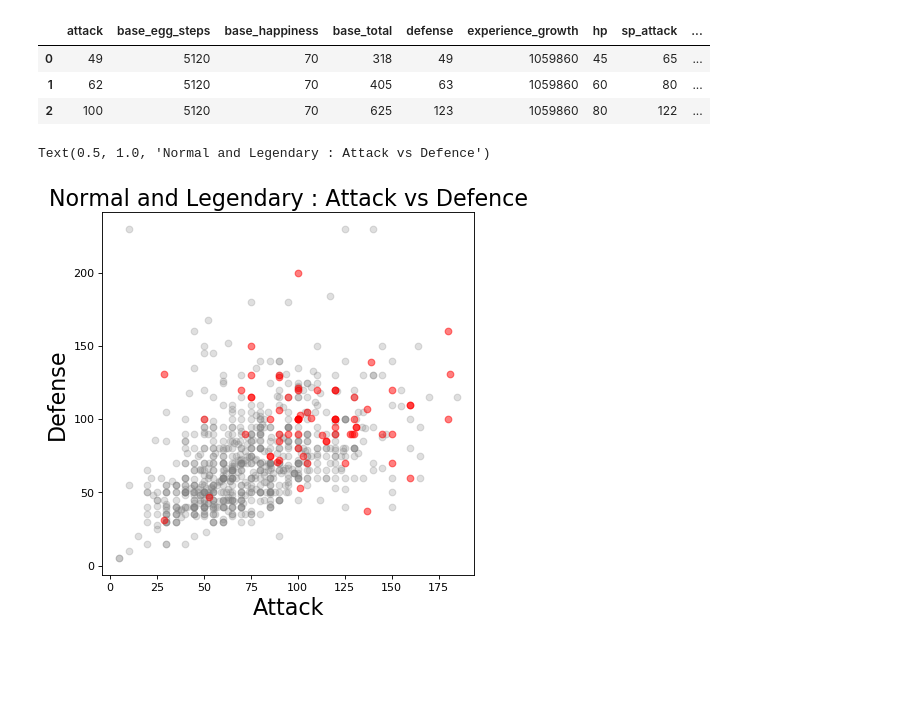
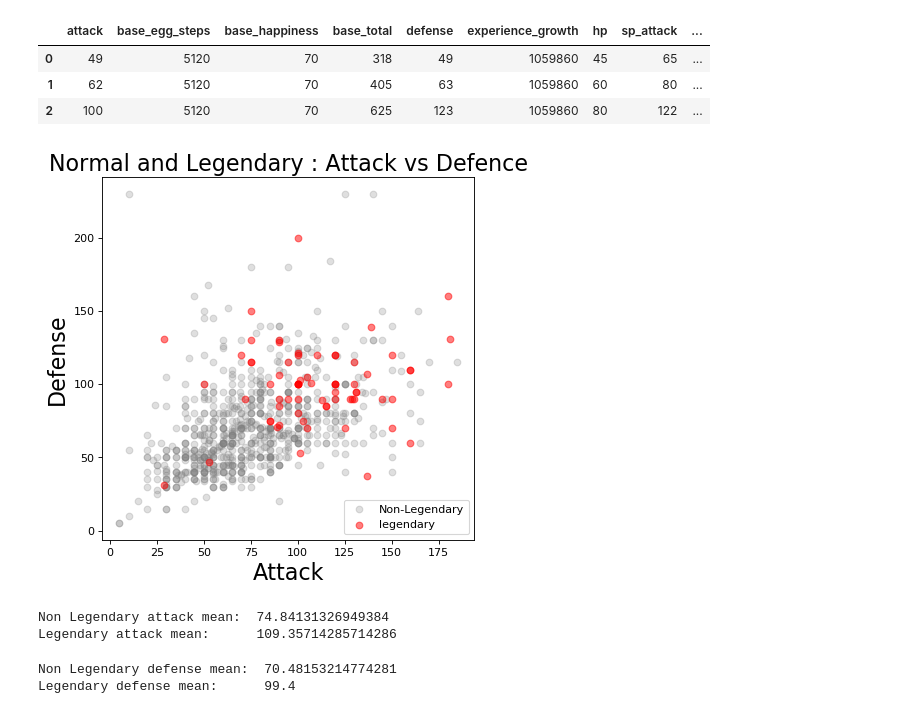
Before and after one commit to DavidWants2Learn/IsPokemonLegendary, a Jupyter notebook: Pokemon_Legendary.ipynb, the cells around one changed output. Saved outputs shown, nothing was run; the diff lists cells and outputs as text; code cells hidden in the pictures; blank space fills up the shorter version.

```diff
--- a/Pokemon_Legendary.ipynb
+++ b/Pokemon_Legendary.ipynb
@@ -197,13 +197,34 @@ not_legend_df.head(3)
 # %%
 plt.figure(figsize=(6, 6), dpi=80)
 plt.scatter(not_legend_df['attack'],not_legend_df['defense'], alpha=0.25, color='grey', label='Non-Legendary')
-plt.scatter(legend_df['attack'],legend_df['defense'], alpha=0.5 ,color='red', label)
+plt.scatter(legend_df['attack'],legend_df['defense'], alpha=0.5 ,color='red', label='legendary')
 plt.xlabel("Attack",fontsize=20)
 plt.ylabel("Defense",fontsize=20)
 plt.title("Normal and Legendary : Attack vs Defence", fontsize=20)
+plt.legend()
+plt.show()
 # %% [output]
-Text(0.5, 1.0, 'Normal and Legendary : Attack vs Defence')
-[figure, old version]
+[figure, new version]
+# %%
+# Mean attack score of legendary vs non-legendary Pokemon
+a=legend_df['attack'].mean()
+b=not_legend_df['attack'].mean()
+
+print("Non Legendary attack mean: ", b)
+print("Legendary attack mean:     ", a)
+# %% [output]
+Non Legendary attack mean:  74.84131326949384
+Legendary attack mean:      109.35714285714286
+# %%
+# Mean defense score of legendary vs non-legendary Pokemon
+a=legend_df['defense'].mean()
+b=not_legend_df['defense'].mean()
+
+print("Non Legendary defense mean: ", b)
+print("Legendary defense mean:     ", a)
+# %% [output]
+Non Legendary defense mean:  70.48153214774281
+Legendary defense mean:      99.4
 # %%
 px = df["experience_growth"].values
 py = df["is_legendary"].values
```
Also changed, not shown: parts of 5 cells of this notebook.
